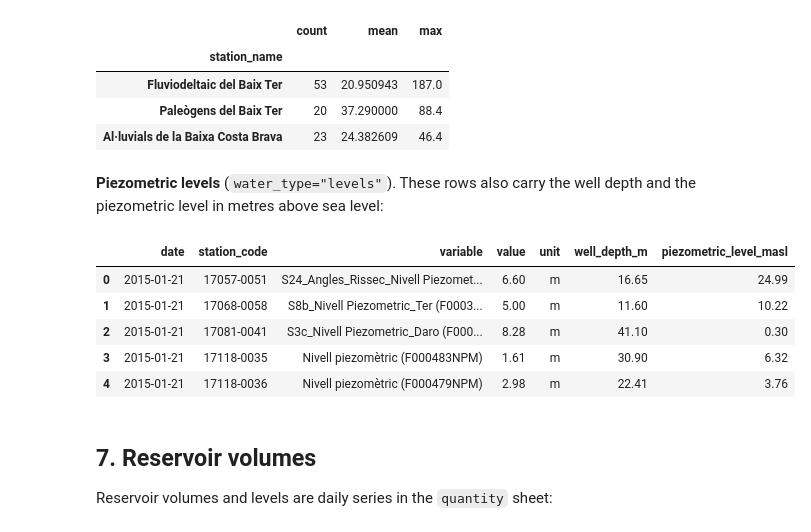
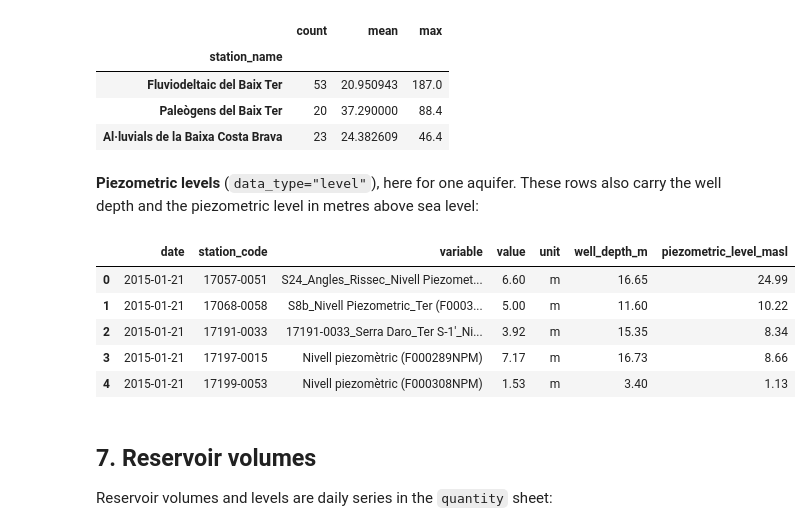
Before and after one commit to davitens/pySDIM, a Jupyter notebook: examples/tutorial.ipynb, the cells around one changed output. Cells and saved outputs as stored; diff of their text form; code cells hidden in the pictures.

```diff
--- a/examples/tutorial.ipynb
+++ b/examples/tutorial.ipynb
@@ -273,24 +312,27 @@ gw.groupby("station_name").value.agg(["count", "mean", "max"]).sort_values("max"
 | Paleògens del Baix Ter | 20 | 37.290000 | 88.4 |
 | Al·luvials de la Baixa Costa Brava | 23 | 24.382609 | 46.4 |
 # %% [markdown]
-**Piezometric levels** (`water_type="levels"`). These rows also carry the
-well depth and the piezometric level in metres above sea level:
+**Piezometric levels** (`data_type="level"`), here for one aquifer. These
+rows also carry the well depth and the piezometric level in metres above sea
+level:
 # %%
 piezo = aca.get_data(
-    water_type="levels",
-    comarcas=["Baix Empordà"],
+    water_source="groundwater",
+    data_type="level",
+    area_type="aquifer",
+    areas=["Aqüífer superficial de la plana al·luvial del baix Ter i Daró"],
     start="2015-01-01",
     end="2016-12-31",
 ).quality
 piezo[["date", "station_code", "variable", "value", "unit",
        "well_depth_m", "piezometric_level_masl"]].head()
 # %% [output]
 |  | date | station_code | variable | value | unit | well_depth_m | piezometric_level_masl |
 | 0 | 2015-01-21 | 17057-0051 | S24_Angles_Rissec_Nivell Piezomet... | 6.60 | m | 16.65 | 24.99 |
 | 1 | 2015-01-21 | 17068-0058 | S8b_Nivell Piezometric_Ter (F0003... | 5.00 | m | 11.60 | 10.22 |
-| 2 | 2015-01-21 | 17081-0041 | S3c_Nivell Piezometric_Daro (F000... | 8.28 | m | 41.10 | 0.30 |
-| 3 | 2015-01-21 | 17118-0035 | Nivell piezomètric (F000483NPM) | 1.61 | m | 30.90 | 6.32 |
-| 4 | 2015-01-21 | 17118-0036 | Nivell piezomètric (F000479NPM) | 2.98 | m | 22.41 | 3.76 |
+| 2 | 2015-01-21 | 17191-0033 | 17191-0033_Serra Daro_Ter S-1'_Ni... | 3.92 | m | 15.35 | 8.34 |
+| 3 | 2015-01-21 | 17197-0015 | Nivell piezomètric (F000289NPM) | 7.17 | m | 16.73 | 8.66 |
+| 4 | 2015-01-21 | 17199-0053 | Nivell piezomètric (F000308NPM) | 1.53 | m | 3.40 | 1.13 |
 # %% [markdown]
 ## 7. Reservoir volumes
 
```
Also changed, not shown: parts of 24 cells of this notebook, 9 other files.
